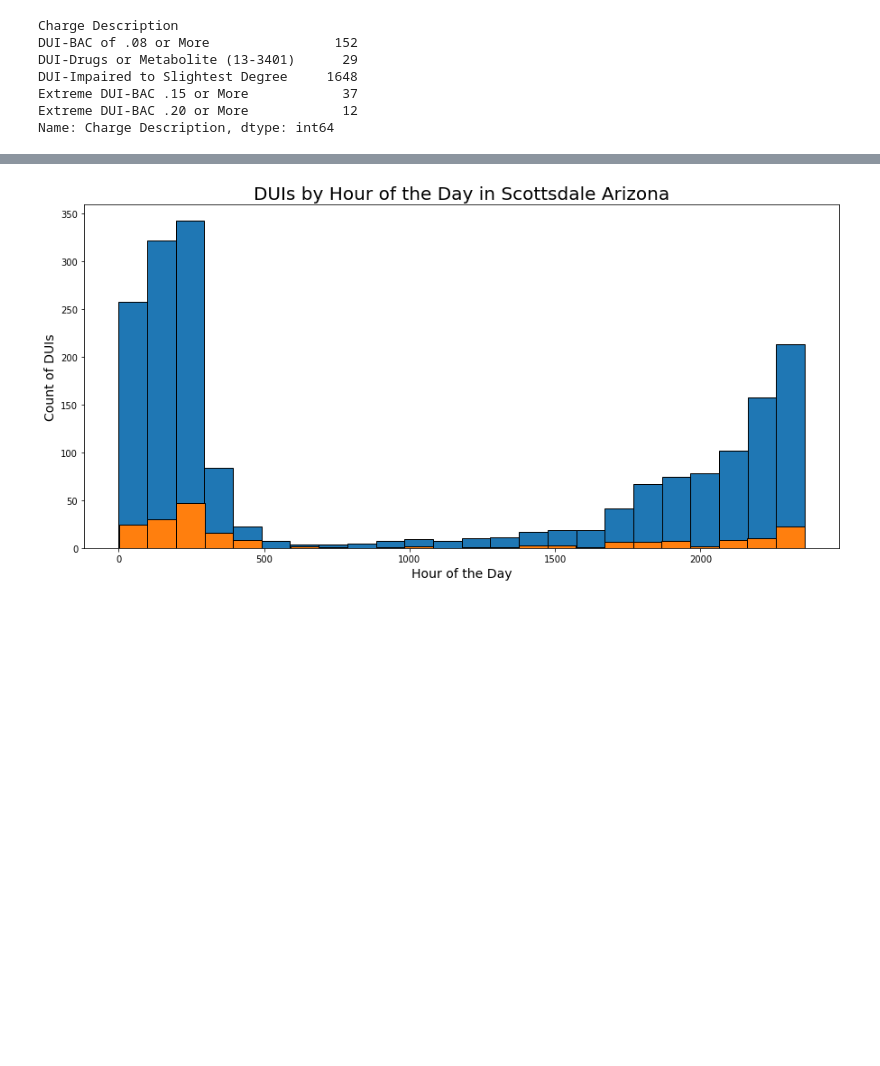
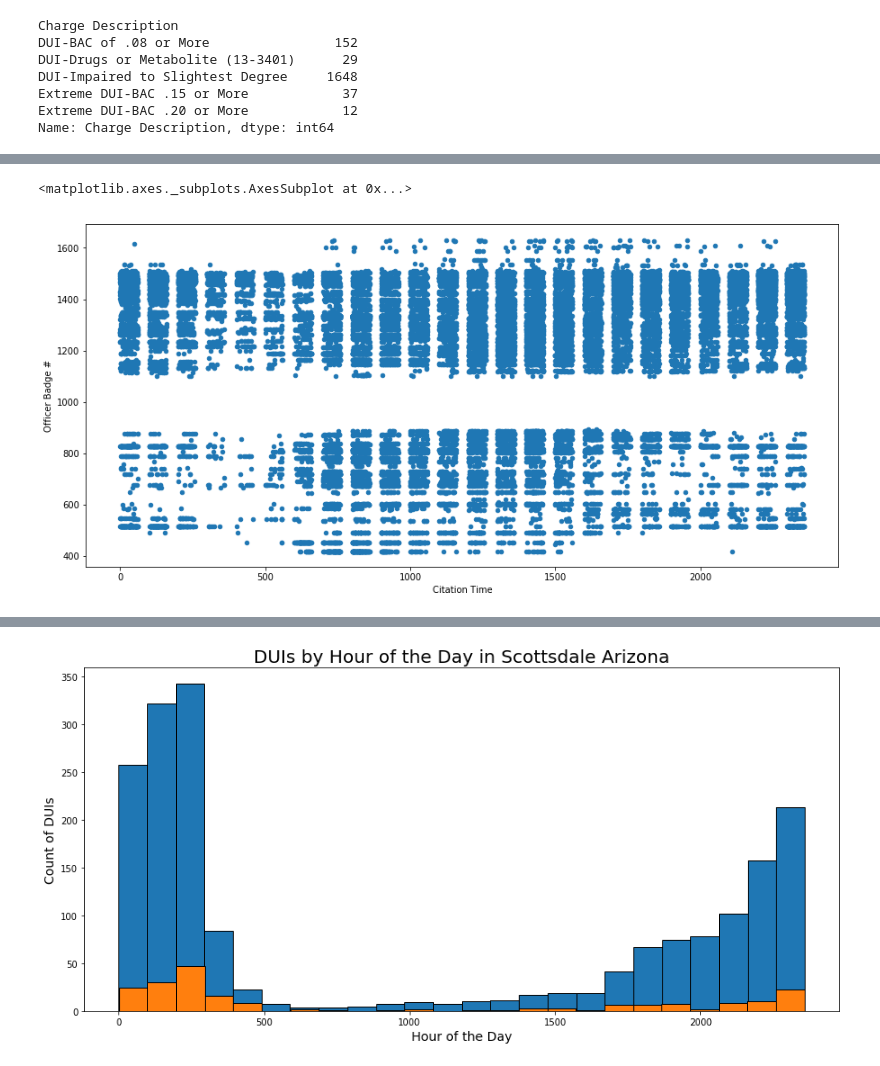
Before and after one commit to mrkjhsn/City-of-Scottsdale-DUI-Concentrations, a Jupyter notebook: CityofScottsdale_DUI_Visualization.ipynb, the cells around one changed output, grey strips where cells are left out. Saved outputs shown, nothing was run; the diff lists cells and outputs as text; code cells hidden in the pictures; blank space fills up the shorter version.

```diff
--- a/CityofScottsdale_DUI_Visualization.ipynb
+++ b/CityofScottsdale_DUI_Visualization.ipynb
@@ -35,0 +46,9 @@ Name: Charge Description, dtype: int64
+# %%
+plt.rcParams["figure.figsize"] = [15, 7]
+
+Citations.plot(x = 'Citation Time', y = 'Officer Badge #', kind = 'scatter')
+
+#why is there a jump in officer badge numbers from about 850 to 1100?
+# %% [output]
+<matplotlib.axes._subplots.AxesSubplot at 0x...>
+[figure, added]
```
Also changed, not shown: parts of 2 cells of this notebook.
